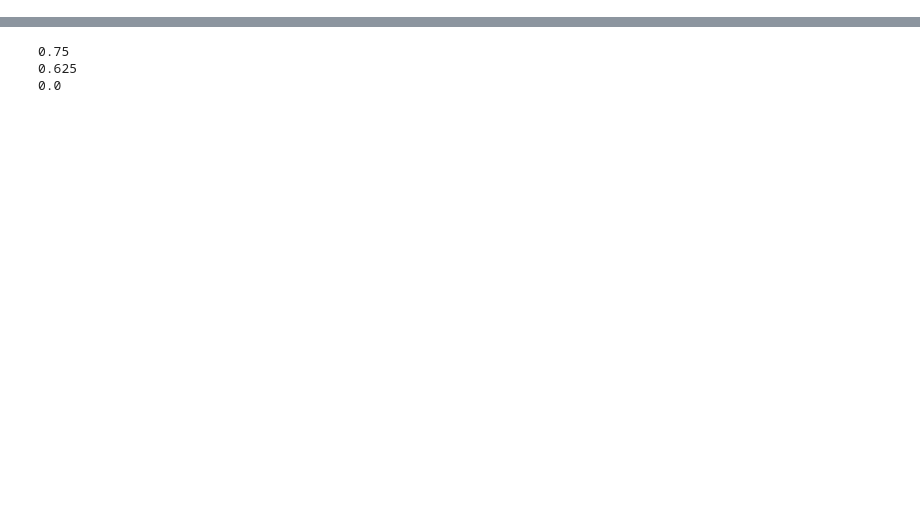
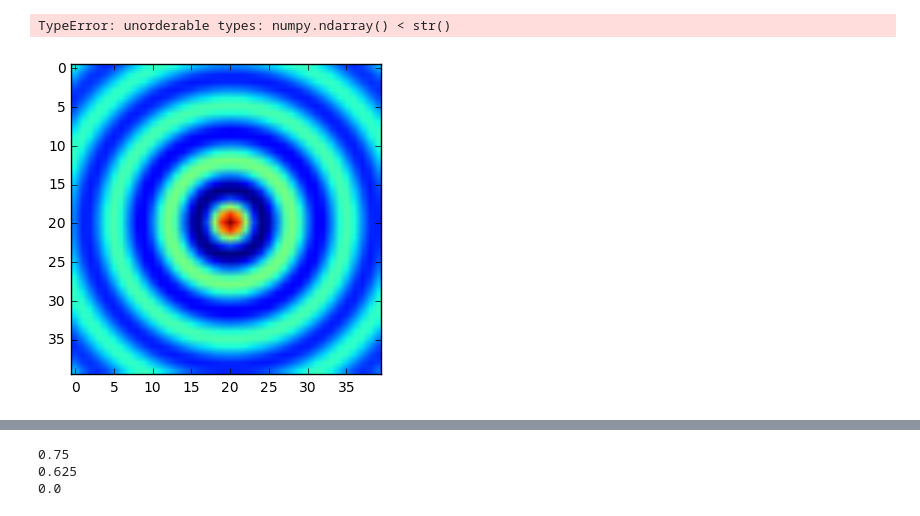
Before and after one commit to David-OConnor/mb-pilotwave, a Jupyter notebook: Drops.ipynb, the cells around one changed output, grey strips where cells are left out. Drawn from its saved outputs; the diff is of its cells as text; code cells hidden in the pictures; blank space fills up the shorter version.

```diff
--- a/Drops.ipynb
+++ b/Drops.ipynb
@@ -13,8 +18,11 @@ z = soln[:, 0, 2]
 
 utilities.plot_path(soln)
 # %%
-utilities.wave_field(30, impacts[:1], resolution=5)
+utilities.wave_field(30, impacts[:1], resolution=1)
 plt.show()
+# %% [output]
+TypeError: unorderable types: numpy.ndarray() < str()
+[figure, added]
 # %%
 impact = drops.Impact(0, -65, -30, 1)
 point = (-70, -30)
```
Also changed, not shown: parts of 6 cells of this notebook, 3 other files.
